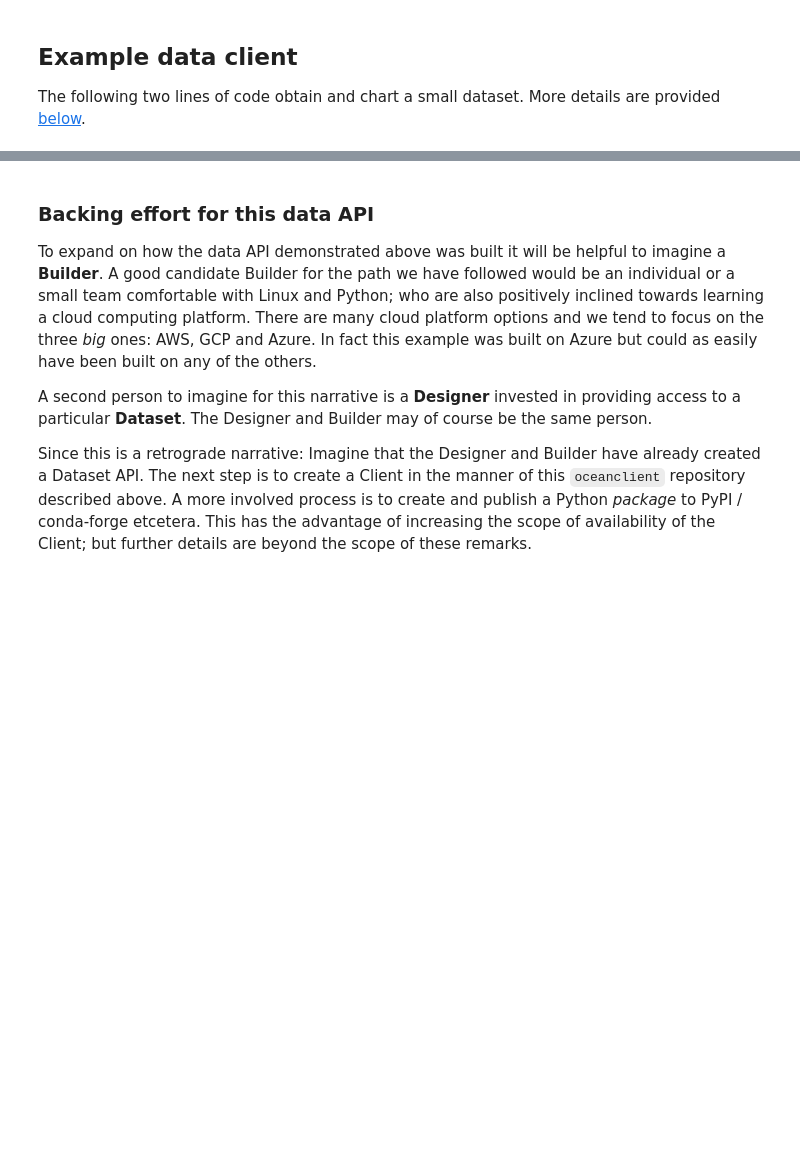
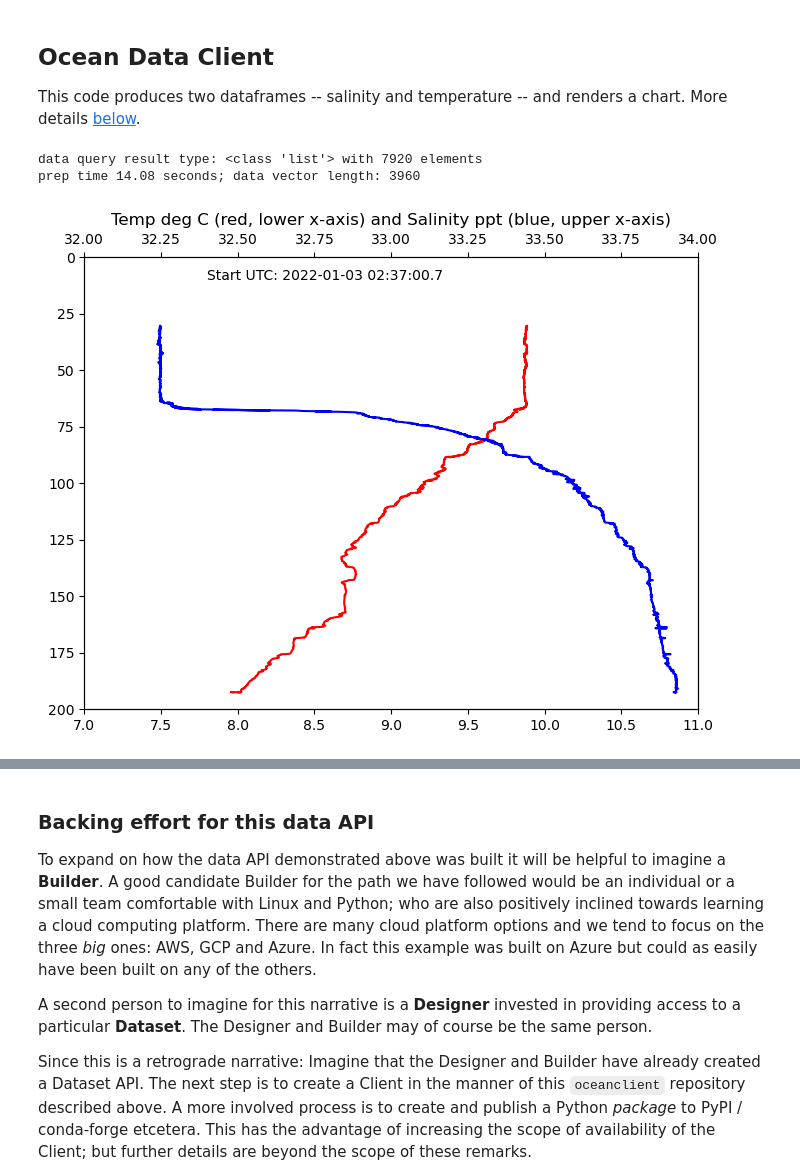
Before and after one commit to robfatland/oceanclient, a Jupyter notebook: sensors.ipynb, the cells around one changed output, grey strips where cells are left out. Saved outputs shown, nothing was run; the diff lists cells and outputs as text; code cells hidden in the pictures; blank space fills up the shorter version.

```diff
--- a/sensors.ipynb
+++ b/sensors.ipynb
@@ -1,10 +1,13 @@
 # %% [markdown]
-## Example data client
+## Ocean Data Client
 
-The following two lines of code obtain and chart a small dataset. More details
-are provided [below](#Data-client-explanation).
+This code produces two dataframes -- salinity and temperature -- and renders a chart. More details [below](#Data-client-explanation).
 # %%
 import oceanclient as oc
-dfT, dfS = oc.Chart('2022-01-05', 8)
+dfT, dfS = oc.Chart('2022-01-03', 2)
+# %% [output]
+data query result type: <class 'list'> with 7920 elements
+prep time 14.08 seconds; data vector length: 3960
+[figure, added]
 # %%
 dfT
```
Also changed, not shown: parts of 4 cells of this notebook.
